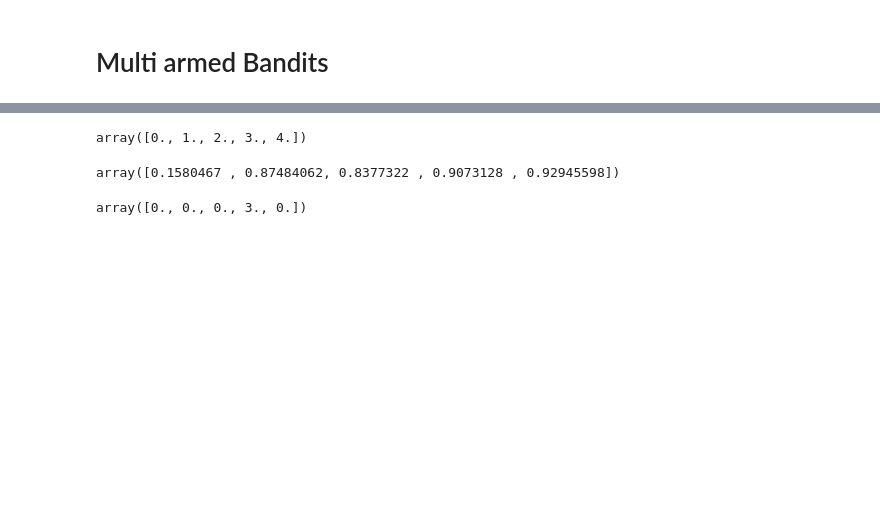
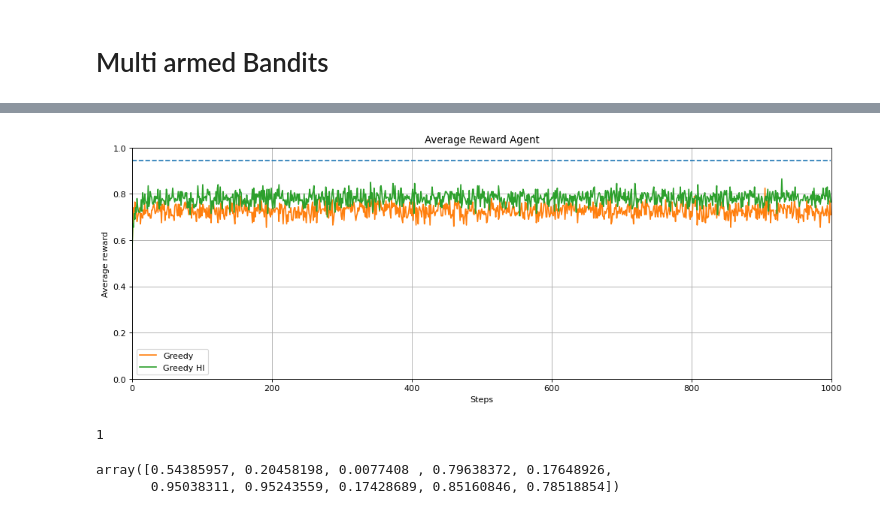
Before and after one commit to OmerShiranC/RL-Project, a Jupyter notebook: MAB.ipynb, the cells around one changed output, grey strips where cells are left out. Saved outputs shown, nothing was run; the diff lists cells and outputs as text; code cells hidden in the pictures; blank space fills up the shorter version.

```diff
--- a/MAB.ipynb
+++ b/MAB.ipynb
@@ -30,12 +2,0 @@ arms.pull_arm(3)
-# %%
-arms.name
-# %% [output]
-array([0., 1., 2., 3., 4.])
-# %%
-arms.true_val
-# %% [output]
-array([0.1580467 , 0.87484062, 0.8377322 , 0.9073128 , 0.92945598])
-# %%
-arms.N
-# %% [output]
-array([0., 0., 0., 3., 0.])
@@ -41,0 +66,36 @@ array([0., 0., 0., 3., 0.])
+# %%
+def GreedyAgent(n_runs,n_steps,n_arms,true_values):
+    greedy_reward    = np.zeros((n_runs, n_steps))
+    greedy_reward_HI = np.zeros((n_runs, n_steps))
+
+    for run in range(n_runs):
+        greedy_arms    = Arms(n_arms,true_values,0.1)
+        greedy_arms_HI = Arms(n_arms,true_values,0.2)
+        for i in range(num_steps):
+            greedy_arms.greedy()
+            greedy_reward[run,i] = greedy_arms.pull_arm()
+            greedy_arms_HI.greedy()
+            greedy_reward_HI[run,i] = greedy_arms_HI.pull_arm()
+
+    greedy_reward = np.mean(greedy_reward, axis=0)
+    greedy_reward_HI = np.mean(greedy_reward_HI, axis=0)
+
+    ploting([greedy_reward,greedy_reward_HI],['Greedy','Greedy HI'],np.max(true_values))
+    return 1
+# %%
+# define arms
+
+n_runs  = 200   # The number of times we run the experiment
+n_steps = 1000  # The number of pulls of each arm the agent takes
+n_arms  = 10
+true_values = np.random.rand(n_arms)
+
+GreedyAgent(n_runs,n_steps,n_arms,true_values)
+# %% [output]
+[figure, added]
+1
+# %%
+true_values
+# %% [output]
+array([0.54385957, 0.20458198, 0.0077408 , 0.79638372, 0.17648926,
+       0.95038311, 0.95243559, 0.17428689, 0.85160846, 0.78518854])
```
Also changed, not shown: parts of 4 cells of this notebook.
